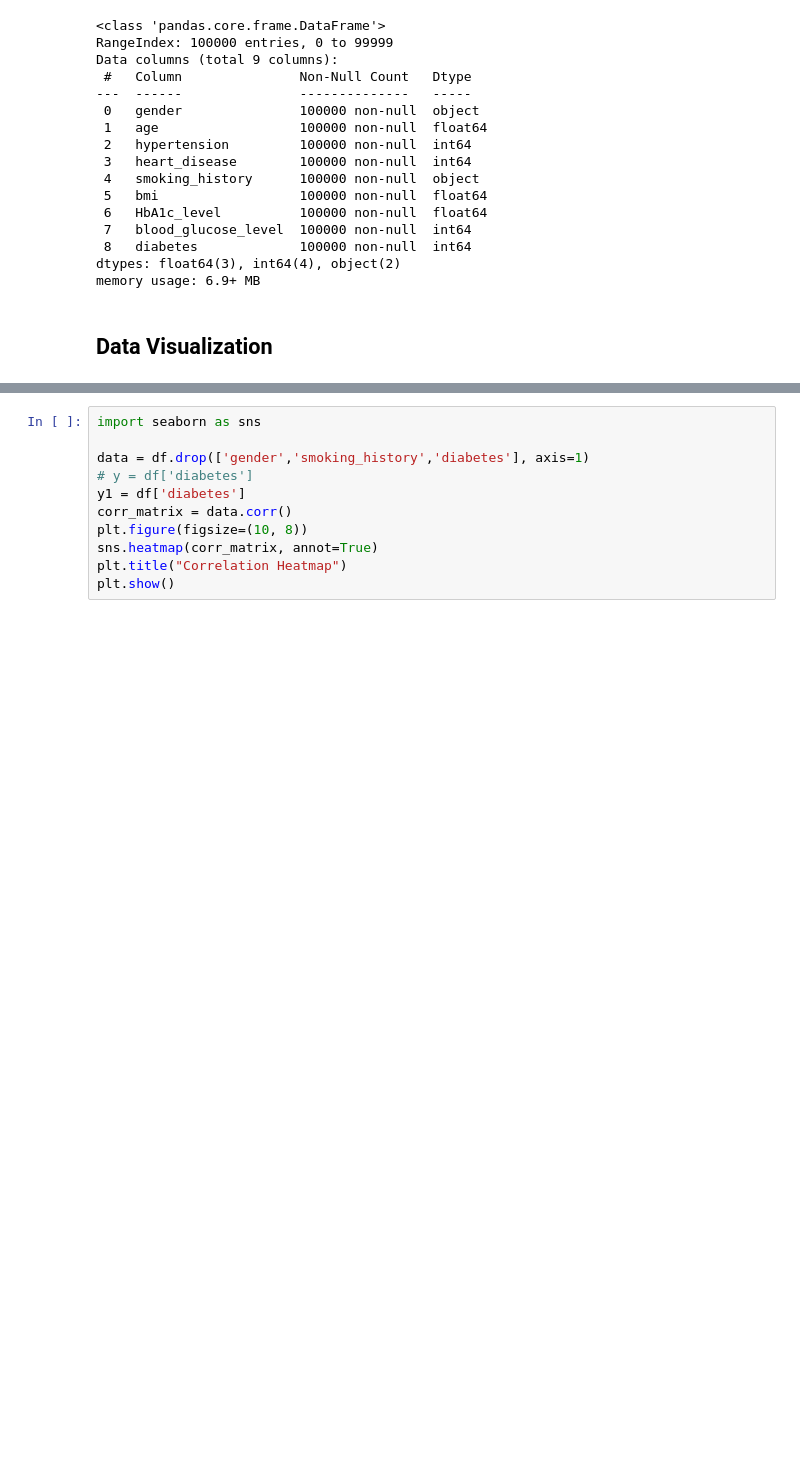
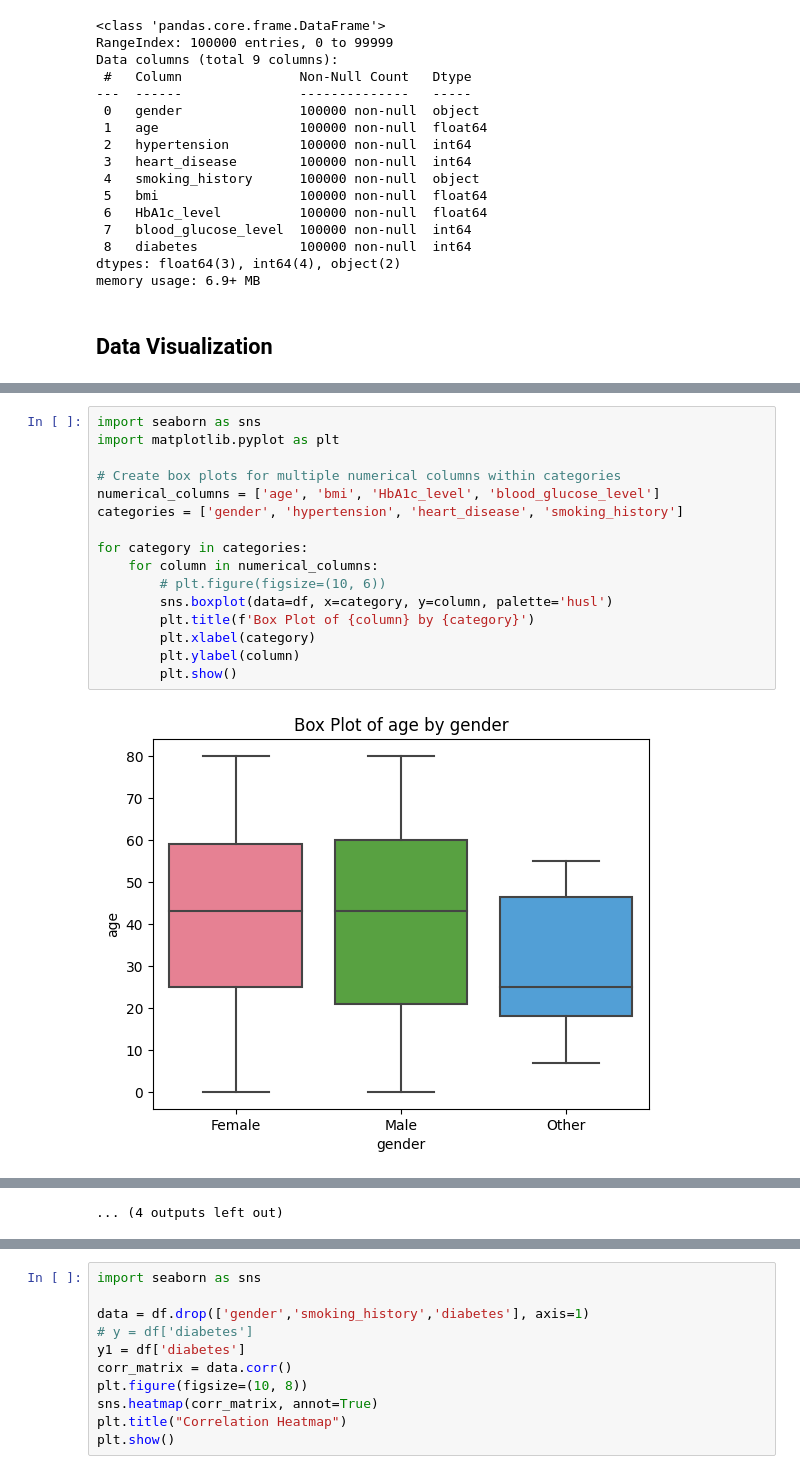
Before and after one commit to mayurd8862/Diabetes_Prediction_using_Logistic_Regression_from_scratch, a Jupyter notebook: new.ipynb, the cells around one changed output, grey strips where cells are left out. Drawn from its saved outputs; the diff is of its cells as text; blank space fills up the shorter version.

```diff
--- a/new.ipynb
+++ b/new.ipynb
@@ -101,0 +103,18 @@ plt.show()
+# %%
+import seaborn as sns
+import matplotlib.pyplot as plt
+
+# Create box plots for multiple numerical columns within categories
+numerical_columns = ['age', 'bmi', 'HbA1c_level', 'blood_glucose_level']
+categories = ['gender', 'hypertension', 'heart_disease', 'smoking_history']
+
+for category in categories:
+    for column in numerical_columns:
+        # plt.figure(figsize=(10, 6))
+        sns.boxplot(data=df, x=category, y=column, palette='husl')
+        plt.title(f'Box Plot of {column} by {category}')
+        plt.xlabel(category)
+        plt.ylabel(column)
+        plt.show()
+# %% [output]
+[figure, added]
@@ -102,3 +132,4 @@ plt.show()
+... (4 outputs left out)
 # %%
 # Assuming df is your DataFrame containing the dataset
 # You can use the 'age' column for the bar plot
```
Also changed, not shown: parts of 7 cells of this notebook, 1 other file.
